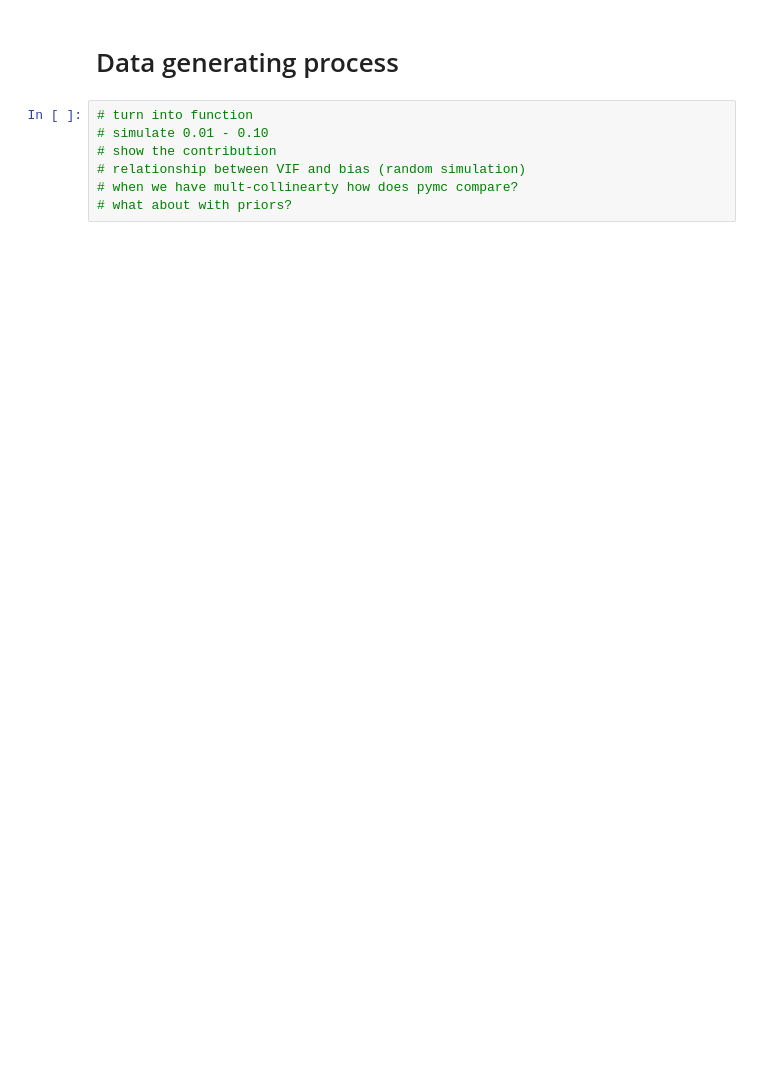
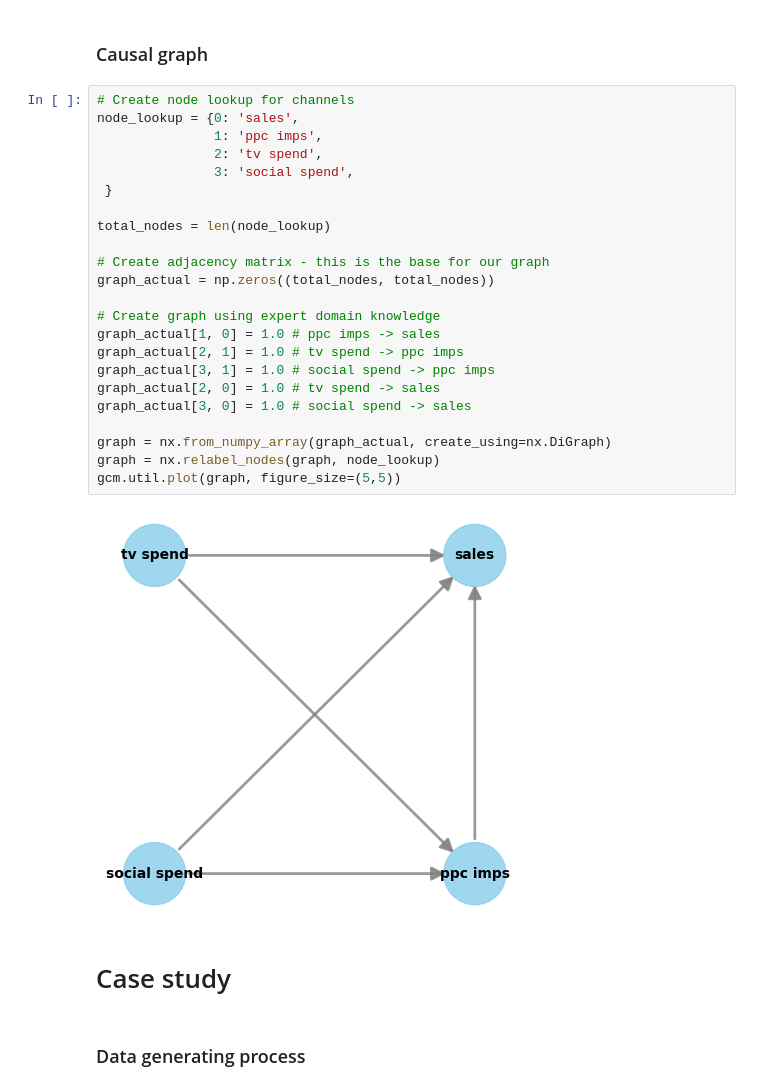
Before and after one commit to raz1470/causal_ai, a Jupyter notebook: notebooks/is multi-collinearity destroying your mmm.ipynb, the cells around one changed output. Cells and saved outputs as stored; diff of their text form; blank space fills up the shorter version.

```diff
--- a/notebooks/is multi-collinearity destroying your mmm.ipynb
+++ b/notebooks/is multi-collinearity destroying your mmm.ipynb
@@ -8,10 +107,32 @@ from sklearn.linear_model import RidgeCV
+# %% [markdown]
+### Causal graph
+# %%
+# Create node lookup for channels
+node_lookup = {0: 'sales',
+               1: 'ppc imps',
+               2: 'tv spend',
+               3: 'social spend',
+ }
+
+total_nodes = len(node_lookup)
+
+# Create adjacency matrix - this is the base for our graph
+graph_actual = np.zeros((total_nodes, total_nodes))
+
+# Create graph using expert domain knowledge
+graph_actual[1, 0] = 1.0 # ppc imps -> sales
+graph_actual[2, 1] = 1.0 # tv spend -> ppc imps
+graph_actual[3, 1] = 1.0 # social spend -> ppc imps
+graph_actual[2, 0] = 1.0 # tv spend -> sales
+graph_actual[3, 0] = 1.0 # social spend -> sales
+
+graph = nx.from_numpy_array(graph_actual, create_using=nx.DiGraph)
+graph = nx.relabel_nodes(graph, node_lookup)
+gcm.util.plot(graph, figure_size=(5,5))
+# %% [output]
+[figure, added]
+# %% [markdown]
+# Case study
 # %% [markdown]
-# Data generating process
+### Data generating process
-# %%
-# turn into function
-# simulate 0.01 - 0.10
-# show the contribution
-# relationship between VIF and bias (random simulation)
-# when we have mult-collinearty how does pymc compare?
-# what about with priors?
 # %%
```
Also changed, not shown: parts of 23 cells of this notebook, 15 other files.
